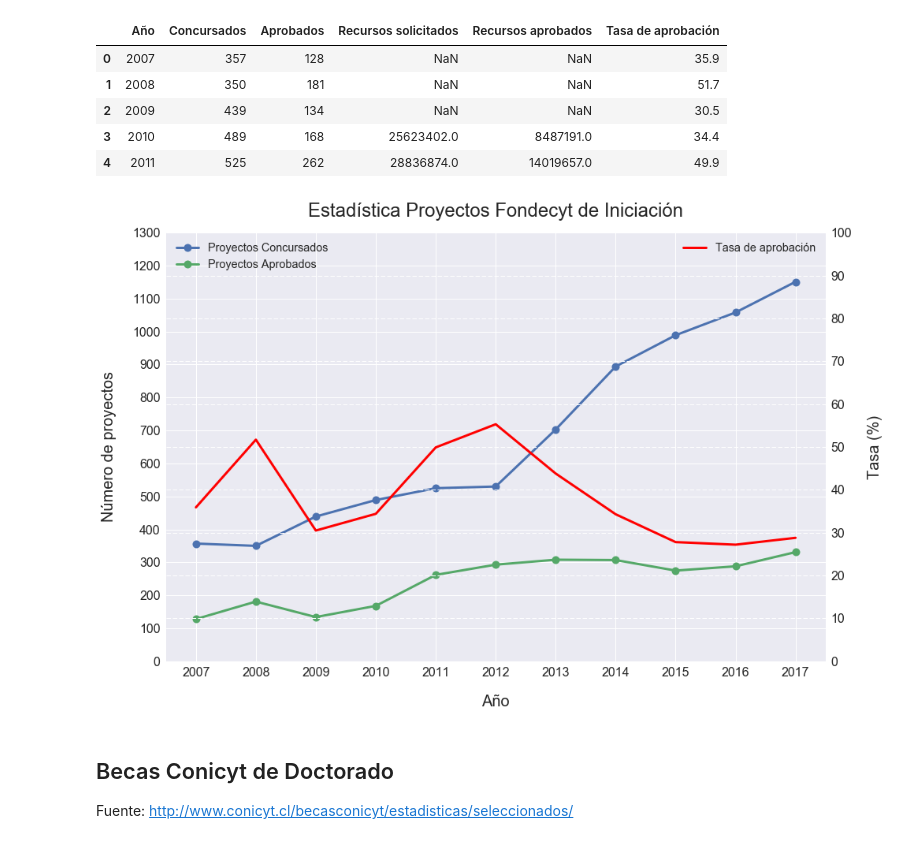
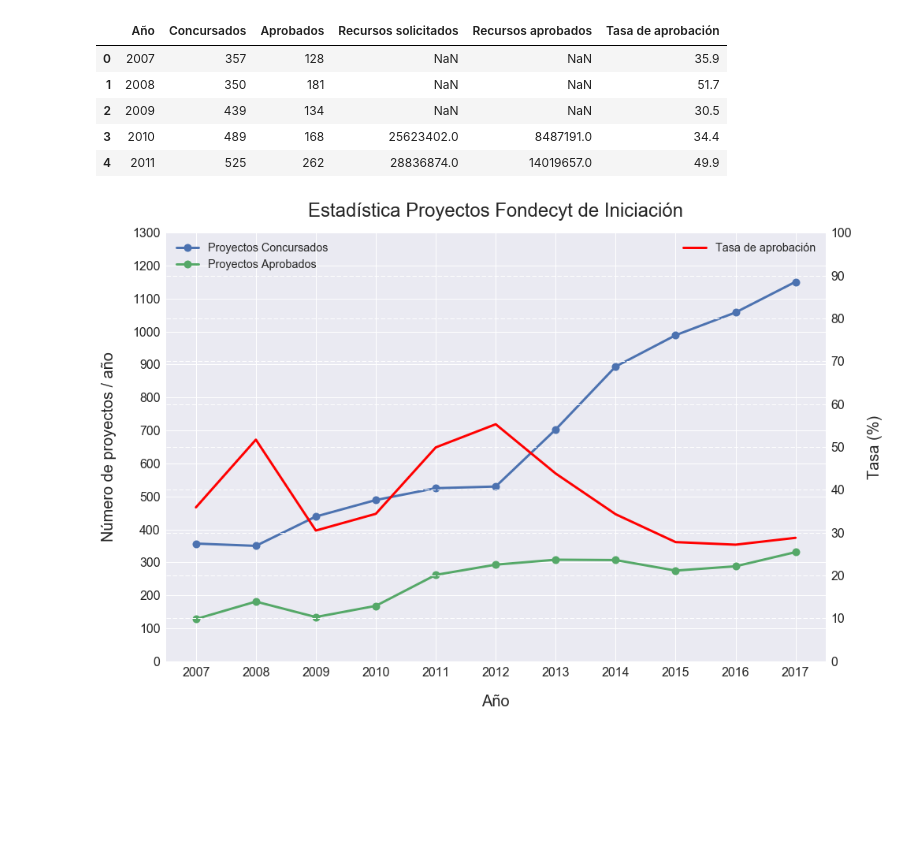
Before and after one commit to anipchile/conicyt, a Jupyter notebook: fondecyt/Analisis Fondecyt.ipynb, the cells around one changed output. Cells and saved outputs as stored; diff of their text form; code cells hidden in the pictures; blank space fills up the shorter version.

```diff
--- a/fondecyt/Analisis Fondecyt.ipynb
+++ b/fondecyt/Analisis Fondecyt.ipynb
@@ -103,31 +103,27 @@ fondecyt.head()
 # %%
 fig, ax = plt.subplots(figsize=(15, 10))
 ax2 = ax.twinx()
 
 fondecyt.plot(kind='line', x='Año', y='Concursados', marker='o', markersize=10, ax=ax, label='Proyectos Concursados')
 fondecyt.plot(kind='line', x='Año', y='Aprobados', marker='o', markersize=10, ax=ax, label='Proyectos Aprobados')
 ax.set_xlim([2006.5,2017.5])
 ax.set_ylim([0,1300])
 ax.yaxis.set_ticks(np.arange(0, 1400, 100))
 ax.legend(loc=2)
 
 fondecyt.plot(kind='line', x='Año', y='Tasa de aprobación', color='red', grid=False, ax=ax2)
 ax2.set_ylim([0,100])
 ax2.yaxis.set_ticks(np.arange(0,110,10))
 ax2.set_xlim([2006.5,2017.5])
 ax2.xaxis.set_ticks(np.arange(2007, 2018, 1))
 ax2.grid(linestyle='--')
 ax2.legend(loc=1)
 
 ax.set_title('Estadística Proyectos Fondecyt de Iniciación')
-ax.set_ylabel('Número de proyectos')
+ax.set_ylabel('Número de proyectos / año')
 ax2.set_ylabel('Tasa (%)')
 
 fig.savefig('figures/estadistica_proyectos_fondecyt_iniciacion.pdf')
 fig.savefig('figures/estadistica_proyectos_fondecyt_iniciacion.png')
 # %% [output]
-[figure, old version]
+[figure, new version]
-# %% [markdown]
-## Becas Conicyt de Doctorado
-
-Fuente: http://www.conicyt.cl/becasconicyt/estadisticas/seleccionados/
```
Also changed, not shown: parts of 7 cells of this notebook, 38 other files.
